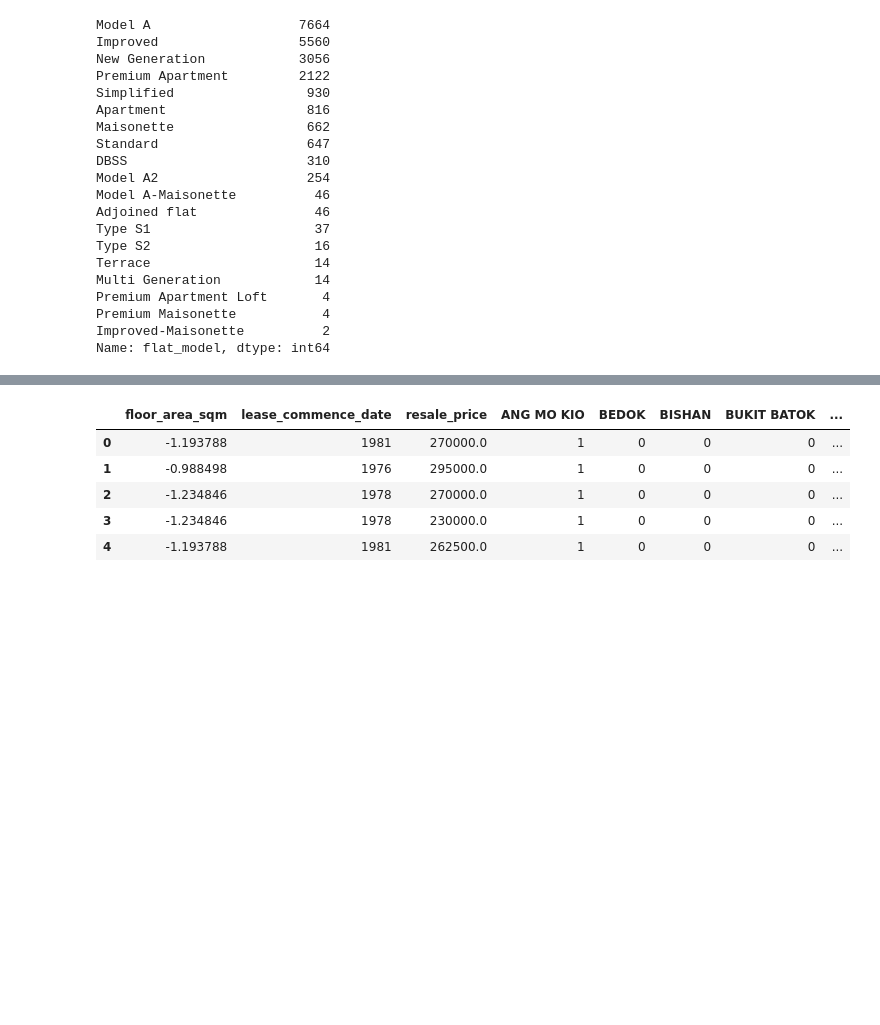
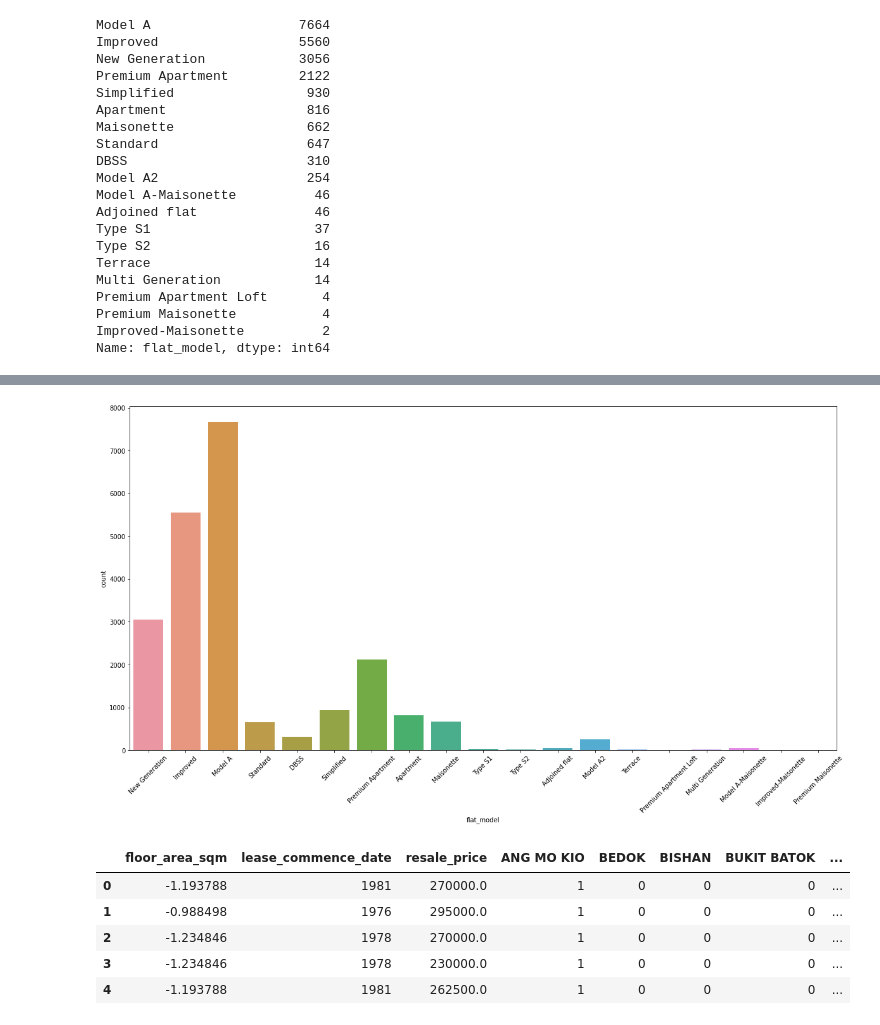
Before and after one commit to ngjunlong9651/BC3407-AI-In-Accounting-Finance, a Jupyter notebook: Week 6 Neural Networks/Homework/BC3415_Ng_Jun_Long_Week_6_Homework.ipynb, the cells around one changed output, grey strips where cells are left out. Cells and saved outputs as stored; diff of their text form; code cells hidden in the pictures; blank space fills up the shorter version.

```diff
--- a/Week 6 Neural Networks/Homework/BC3415_Ng_Jun_Long_Week_6_Homework.ipynb
+++ b/Week 6 Neural Networks/Homework/BC3415_Ng_Jun_Long_Week_6_Homework.ipynb
@@ -95,3 +115,10 @@ df
+# %%
+plt.figure(figsize=(20,10))
+ax = sns.countplot(x = 'flat_model', data = df)
+ax.set_xticklabels(ax.get_xticklabels(), rotation=45)
+plt.show()
+# %% [output]
+[figure, added]
 # %%
 ## Normalizing Z score value for floor area / SQM
 df['floor_area_sqm'] = stats.zscore(df['floor_area_sqm'])
```
Also changed, not shown: parts of 20 cells of this notebook, 4 other files.
